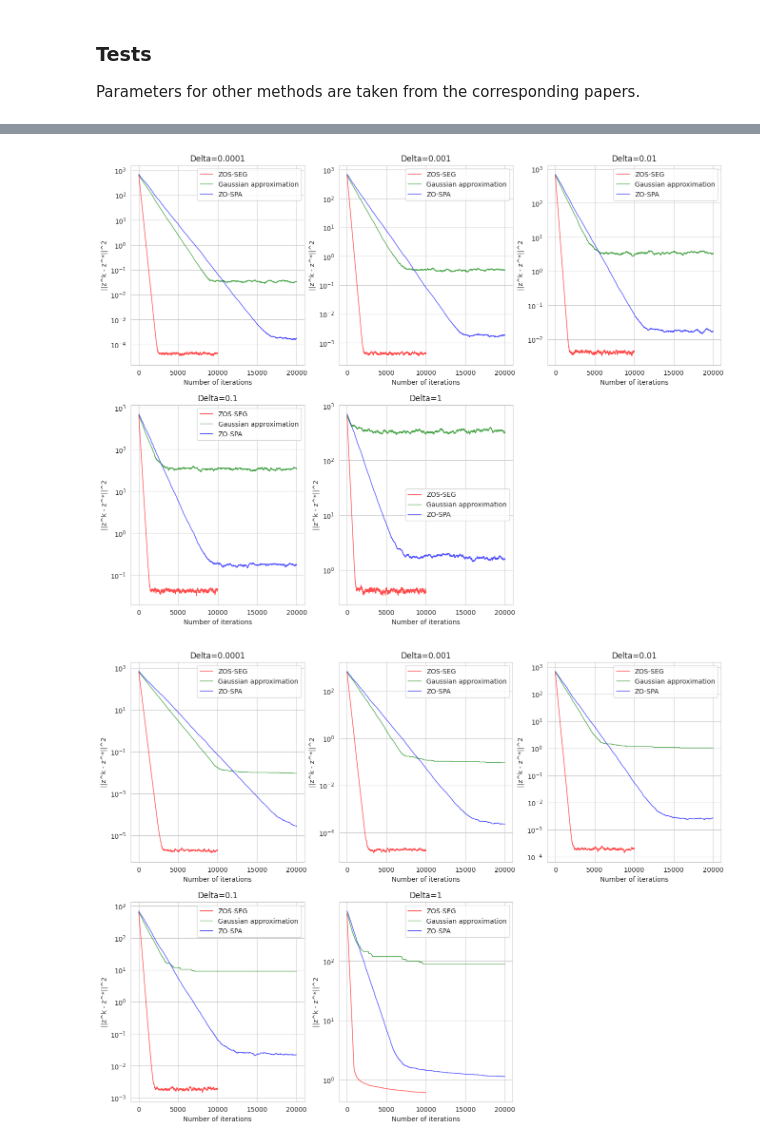
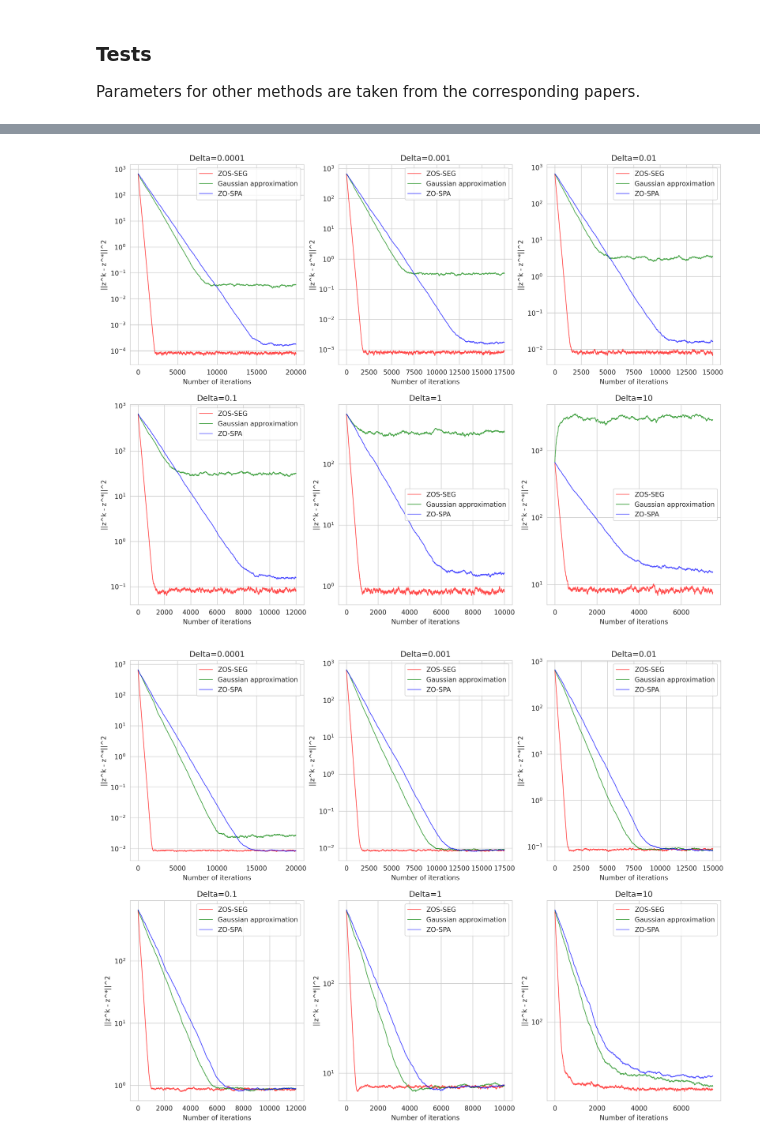
Before and after one commit to Sone4ka1567/Gradient_free_algorithm_for_spp, a Jupyter notebook: ZOS-SEG_Comparison.ipynb, the cells around one changed output, grey strips where cells are left out. Drawn from its saved outputs; the diff is of its cells as text; code cells hidden in the pictures.

```diff
--- a/ZOS-SEG_Comparison.ipynb
+++ b/ZOS-SEG_Comparison.ipynb
@@ -354,3 +336,5 @@ for delta in tqdm(Deltas, position=0, leave=True):
+# %%
+Deltas = [0.0001, 0.001, 0.01, 0.1, 1, 10]
 # %%
 stoch_gaussian, determ_gaussian = [], []
 
@@ -379,0 +366,10 @@ for delta in tqdm(Deltas, position=0, leave=True):
+# %%
+# different Ns for time saving based on N required for ZO-SPA to converge
+Ns = [20_000, 17_500, 15_000, 12_000, 10_000, 7_500]
+# %%
+zos_seg_stoch, zos_seg_determ = [], []
+
+for i, delta in tqdm(enumerate(Deltas), position=0, leave=True):
+    stoch, determ = model_zos_seg.Method(Ns[i], 32, 0.05, 1, delta)
+    zos_seg_stoch.append(stoch)
+    zos_seg_determ.append(determ)
@@ -380,34 +390,36 @@ for delta in tqdm(Deltas, position=0, leave=True):
 # %%
 with sns.axes_style('whitegrid'):
     plt.figure(figsize=(16,12))
+    plt.gcf().set_dpi(300)
 
     for i in range(len(Deltas)):
         plt.subplot(2, 3, i+1)
         plt.title(f'Delta={Deltas[i]}')
-        plt.plot(np.arange(N), zos_seg_stoch[i], label='ZOS-SEG', c=colors[0], lw=1, alpha=0.7)
-        plt.plot(np.arange(20_000), stoch_gaussian[i], label='Gaussian approximation', c=colors[1], lw=1, alpha=0.7)
-        plt.plot(np.arange(20_000), stoch_zo_spa[i], label='ZO-SPA', c=colors[2], lw=1, alpha=0.7)
+        plt.plot(np.arange(Ns[i]), zos_seg_stoch[i][: Ns[i]], label='ZOS-SEG', c=colors[0], lw=1, alpha=0.7)
+        plt.plot(np.arange(Ns[i]), stoch_gaussian[i][: Ns[i]], label='Gaussian approximation', c=colors[1], lw=1, alpha=0.7)
+        plt.plot(np.arange(Ns[i]), stoch_zo_spa[i][: Ns[i]], label='ZO-SPA', c=colors[2], lw=1, alpha=0.7)
 
         plt.xlabel('Number of iterations')
         plt.ylabel('||z^k - z^*||^2')
         plt.yscale('log')
         plt.legend()
 # %% [output]
-[figure, old version]
+[figure, new version]
 # %%
 with sns.axes_style('whitegrid'):
     plt.figure(figsize=(16,12))
+    plt.gcf().set_dpi(300)
 
     for i in range(len(Deltas)):
         plt.subplot(2, 3, i+1)
         plt.title(f'Delta={Deltas[i]}')
-        plt.plot(np.arange(N), zos_seg_determ[i], label='ZOS-SEG', c=colors[0], lw=1, alpha=0.7)
-        plt.plot(np.arange(20_000), determ_gaussian[i], label='Gaussian approximation', c=colors[1], lw=1, alpha=0.7)
-        plt.plot(np.arange(20_000), determ_zo_spa[i], label='ZO-SPA', c=colors[2], lw=1, alpha=0.7)
+        plt.plot(np.arange(Ns[i]), zos_seg_determ[i][: Ns[i]], label='ZOS-SEG', c=colors[0], lw=1, alpha=0.7)
+        plt.plot(np.arange(Ns[i]), determ_gaussian[i][: Ns[i]], label='Gaussian approximation', c=colors[1], lw=1, alpha=0.7)
+        plt.plot(np.arange(Ns[i]), determ_zo_spa[i][: Ns[i]], label='ZO-SPA', c=colors[2], lw=1, alpha=0.7)
 
         plt.xlabel('Number of iterations')
         plt.ylabel('||z^k - z^*||^2')
         plt.yscale('log')
         plt.legend()
 # %% [output]
-[figure, old version]
+[figure, new version]
```
Also changed, not shown: parts of 9 cells of this notebook, 1 other file.
